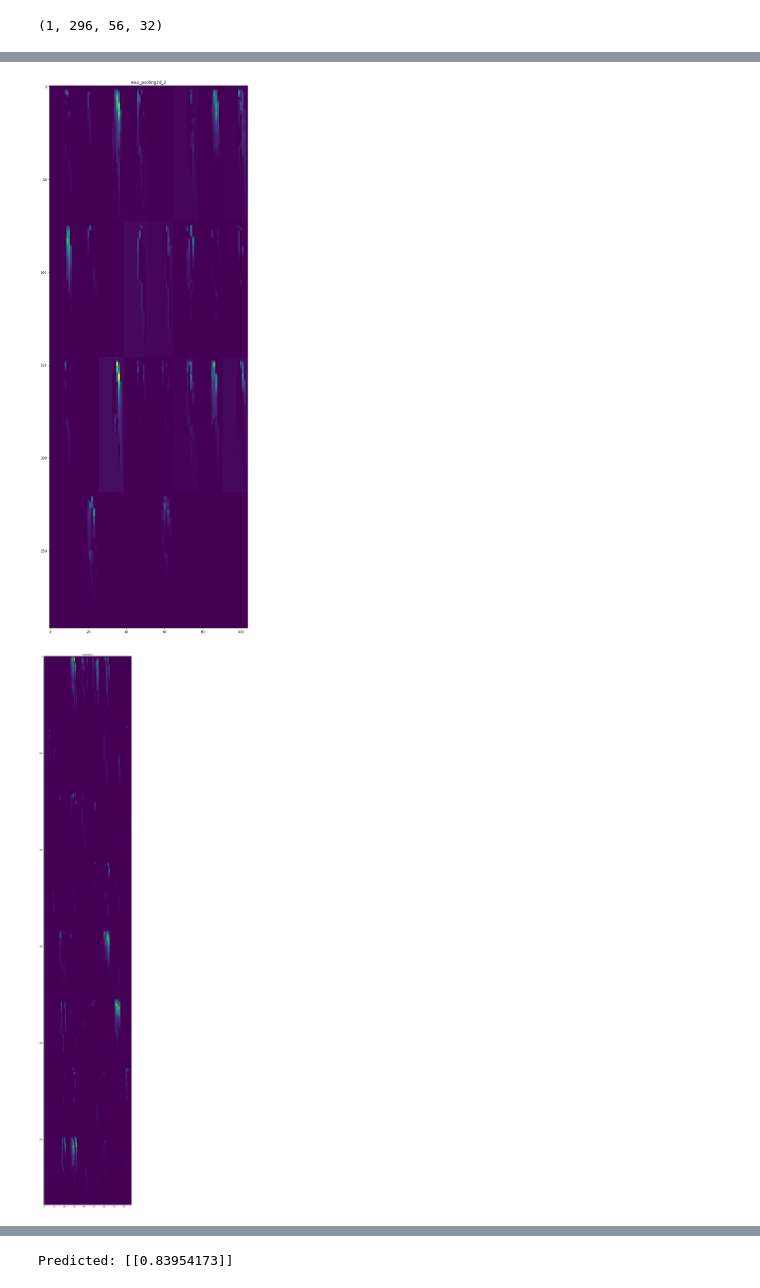
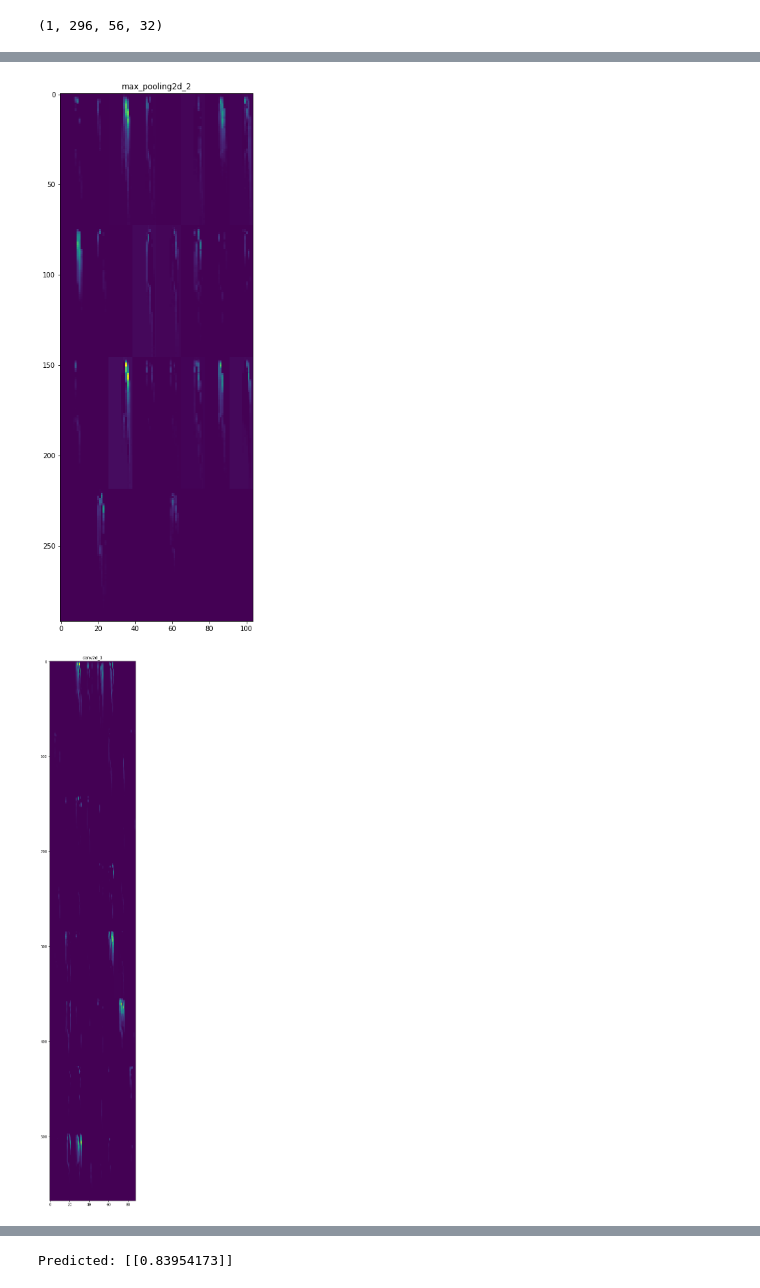
Before and after one commit to dpankova/DoublePulse, a Jupyter notebook: notebooks/DL_checks.ipynb, the cells around one changed output, grey strips where cells are left out. Drawn from its saved outputs; the diff is of its cells as text; code cells hidden in the pictures.

```diff
--- a/notebooks/DL_checks.ipynb
+++ b/notebooks/DL_checks.ipynb
@@ -170,7 +170,7 @@ for layer_name, layer_activation in zip(layer_names, activations):
                          row * size2 : (row + 1) * size2] = channel_image
 
     # Display the grid
-    scale = 1. / 10
+    scale = 1. / 20
     plt.figure(figsize=(scale * display_grid.shape[1],
                         scale * display_grid.shape[0]))
     plt.title(layer_name)
@@ -192,2 +192,2 @@ max_pooling2d_3 (1, 35, 5, 64)
-[figure, old version]
+[figure, new version]
-[figure, old version]
+[figure, new version]
```
Also changed, not shown: parts of 4 cells of this notebook, 1 other file.
